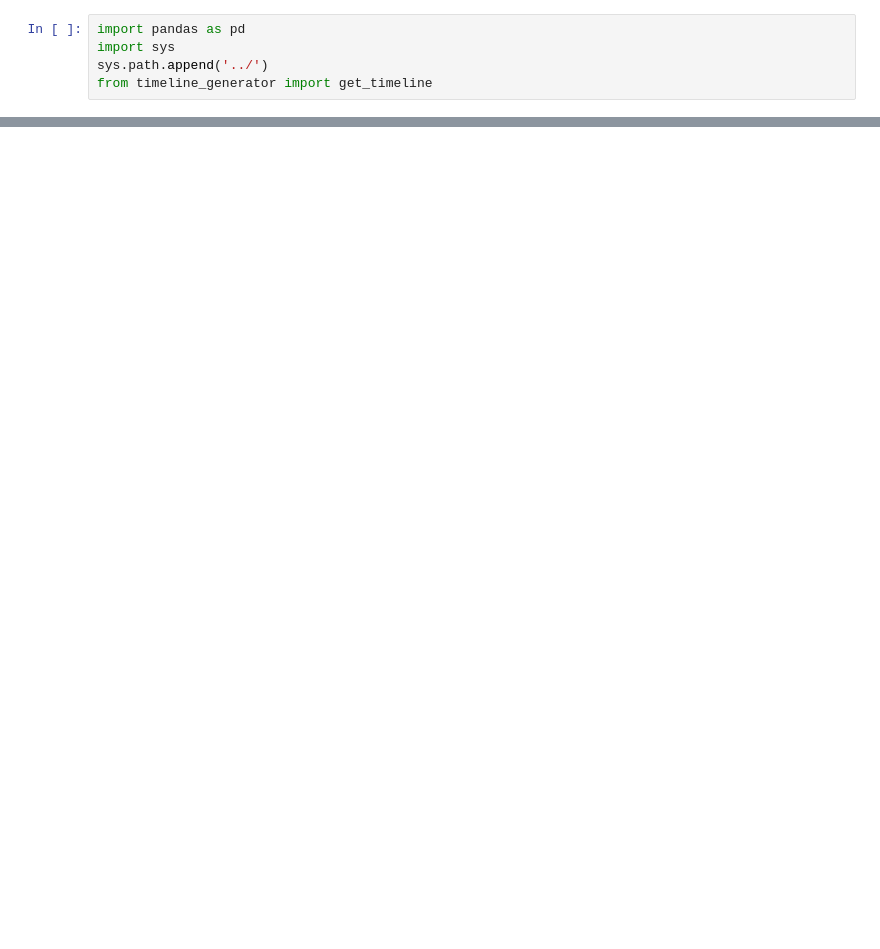
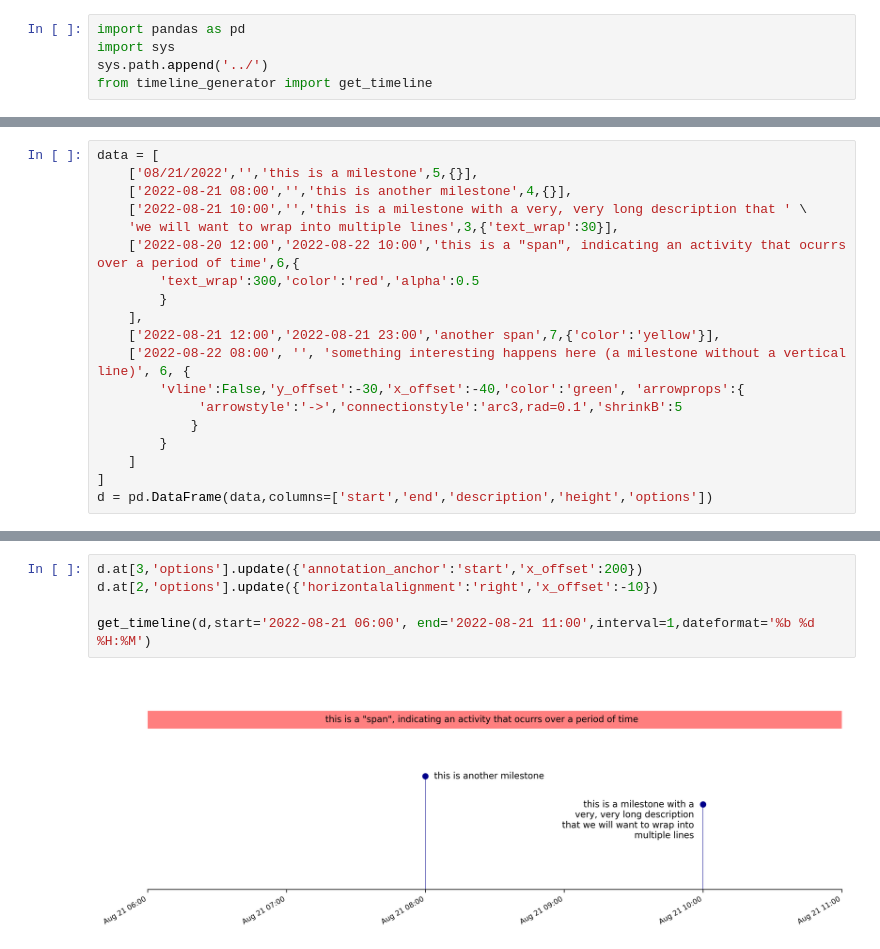
Before and after one commit to IBM/timeline-generator, a Jupyter notebook: demo/timeline.ipynb, the cells around one changed output, grey strips where cells are left out. Drawn from its saved outputs; the diff is of its cells as text; blank space fills up the shorter version.

```diff
--- a/demo/timeline.ipynb
+++ b/demo/timeline.ipynb
@@ -53,0 +37,19 @@ get_timeline(
+# %%
+data = [
+    ['08/21/2022','','this is a milestone',5,{}],
+    ['2022-08-21 08:00','','this is another milestone',4,{}],
+    ['2022-08-21 10:00','','this is a milestone with a very, very long description that ' \
+    'we will want to wrap into multiple lines',3,{'text_wrap':30}],
+    ['2022-08-20 12:00','2022-08-22 10:00','this is a "span", indicating an activity that ocurrs over a period of time',6,{
+        'text_wrap':300,'color':'red','alpha':0.5
+        }
+    ],
+    ['2022-08-21 12:00','2022-08-21 23:00','another span',7,{'color':'yellow'}],
+    ['2022-08-22 08:00', '', 'something interesting happens here (a milestone without a vertical line)', 6, {
+        'vline':False,'y_offset':-30,'x_offset':-40,'color':'green', 'arrowprops':{
+             'arrowstyle':'->','connectionstyle':'arc3,rad=0.1','shrinkB':5
+            }
+        }
+    ]
+]
+d = pd.DataFrame(data,columns=['start','end','description','height','options'])
@@ -53,0 +73,7 @@ get_timeline(
+# %%
+d.at[3,'options'].update({'annotation_anchor':'start','x_offset':200})
+d.at[2,'options'].update({'horizontalalignment':'right','x_offset':-10})
+
+get_timeline(d,start='2022-08-21 06:00', end='2022-08-21 11:00',interval=1,dateformat='%b %d %H:%M')
+# %% [output]
+[figure, added]
```
Also changed, not shown: parts of 9 cells of this notebook, 8 other files.
